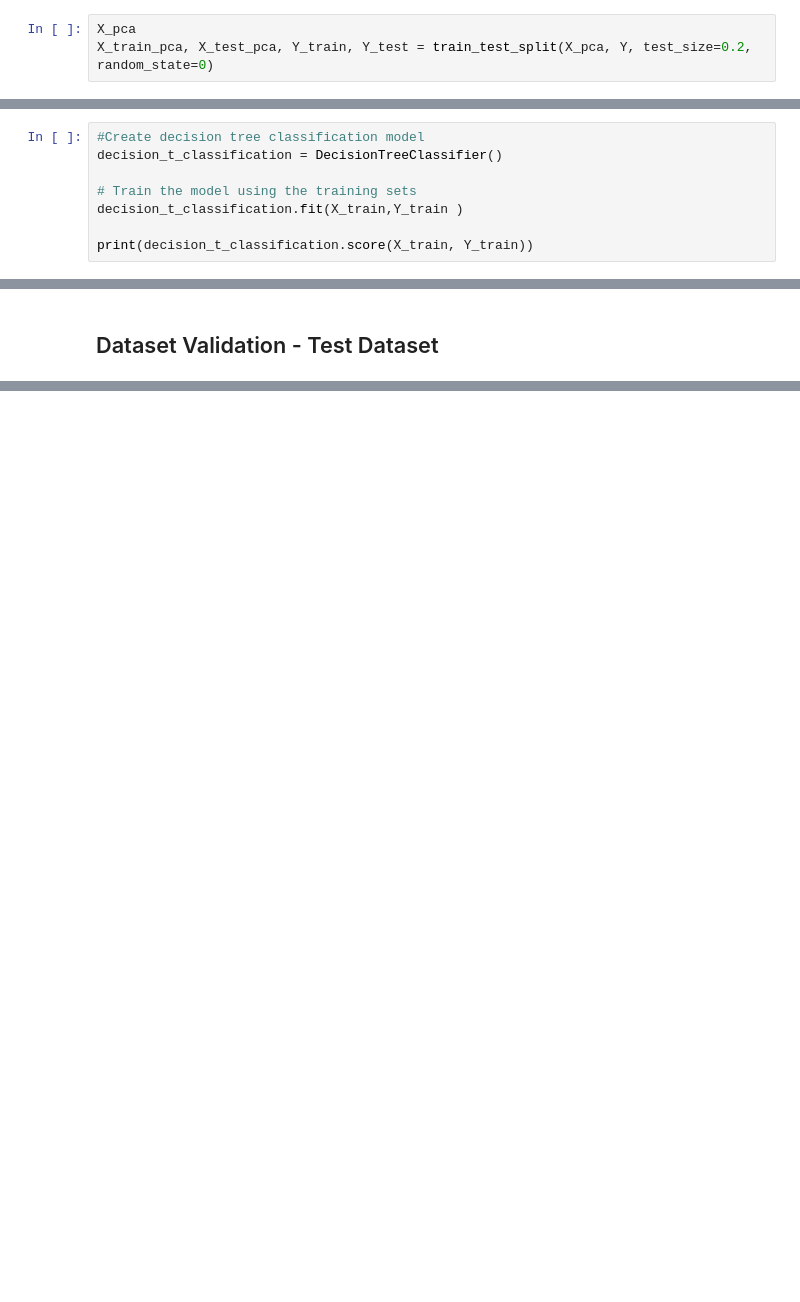
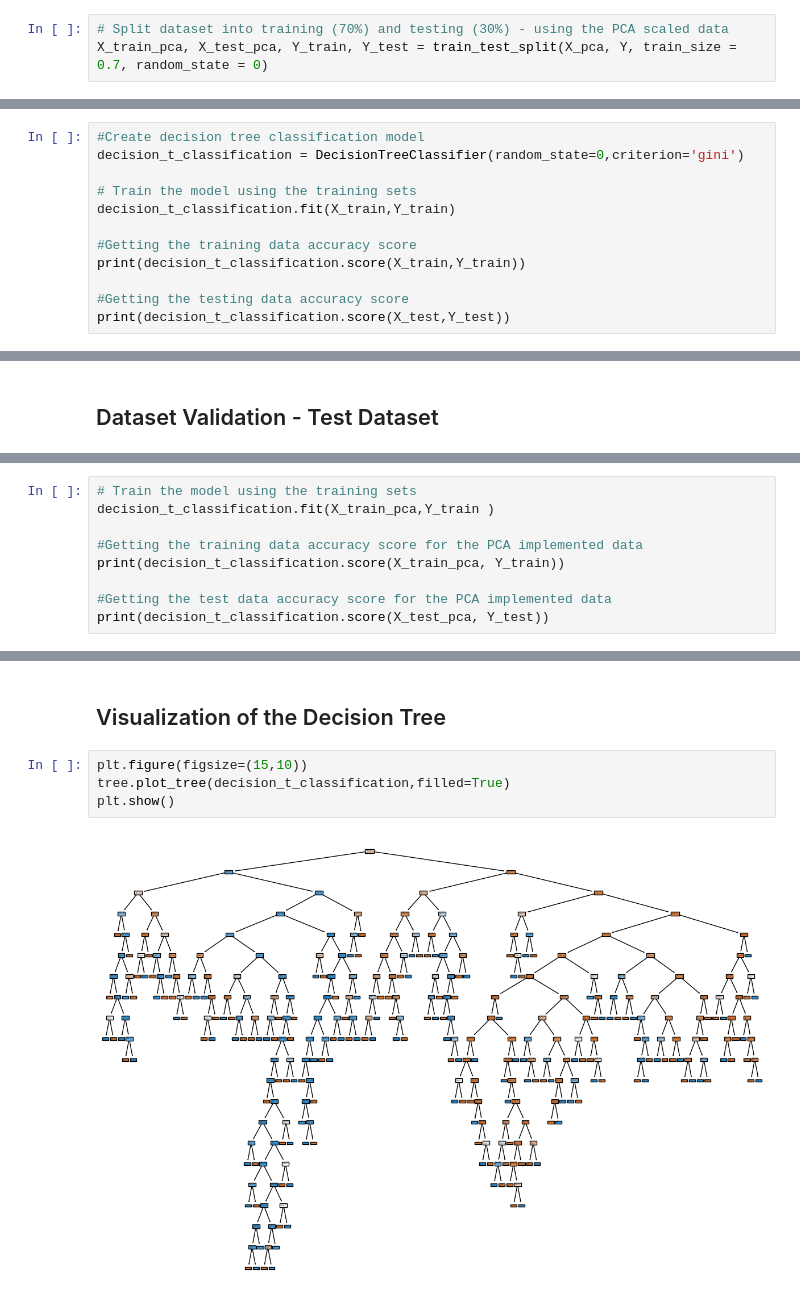
Before and after one commit to KoralegeiKavindya/EmailClassification_MachineLearning_CW, a Jupyter notebook: Coursework.ipynb, the cells around one changed output, grey strips where cells are left out. Cells and saved outputs as stored; diff of their text form; blank space fills up the shorter version.

Commit message:
Done with Both KNN and Decision Tree models and updated the comments

```diff
--- a/Coursework.ipynb
+++ b/Coursework.ipynb
@@ -208,6 +230,6 @@ pca.n_components_
 # %%
-X_pca
-X_train_pca, X_test_pca, Y_train, Y_test = train_test_split(X_pca, Y, test_size=0.2, random_state=0)
+# Split dataset into training (70%) and testing (30%) - using the PCA scaled data
+X_train_pca, X_test_pca, Y_train, Y_test = train_test_split(X_pca, Y, train_size = 0.7, random_state = 0)
 # %%
 # Train the model using the training sets
 KNN_classification.fit(X_train_pca,Y_train )
@@ -221,10 +296,14 @@ print(KNN_classification.score(X_test_pca, Y_test))
 ## Decision Tree
 # %%
 #Create decision tree classification model
-decision_t_classification = DecisionTreeClassifier()
+decision_t_classification = DecisionTreeClassifier(random_state=0,criterion='gini')
 
 # Train the model using the training sets
-decision_t_classification.fit(X_train,Y_train )
+decision_t_classification.fit(X_train,Y_train)
 
-print(decision_t_classification.score(X_train, Y_train))
+#Getting the training data accuracy score
+print(decision_t_classification.score(X_train,Y_train))
+
+#Getting the testing data accuracy score
+print(decision_t_classification.score(X_test,Y_test))
 # %% [output]
@@ -255,0 +364,9 @@ print(classification_report(y_true = Y_test, y_pred = test_prediction))
+# %%
+# Train the model using the training sets
+decision_t_classification.fit(X_train_pca,Y_train )
+
+#Getting the training data accuracy score for the PCA implemented data
+print(decision_t_classification.score(X_train_pca, Y_train))
+
+#Getting the test data accuracy score for the PCA implemented data
+print(decision_t_classification.score(X_test_pca, Y_test))
@@ -255,0 +426,8 @@ print(classification_report(y_true = Y_test, y_pred = test_prediction))
+# %% [markdown]
+## Visualization of the Decision Tree
+# %%
+plt.figure(figsize=(15,10))
+tree.plot_tree(decision_t_classification,filled=True)
+plt.show()
+# %% [output]
+[figure, added]
```
Also changed, not shown: parts of 26 cells of this notebook.
